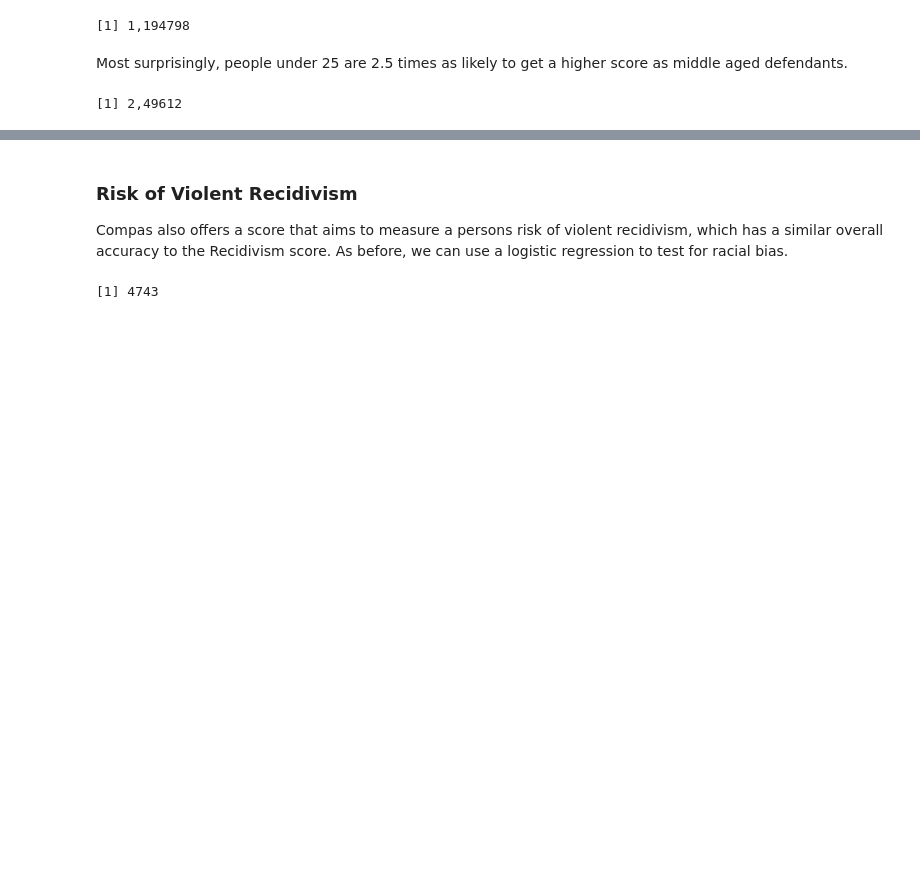
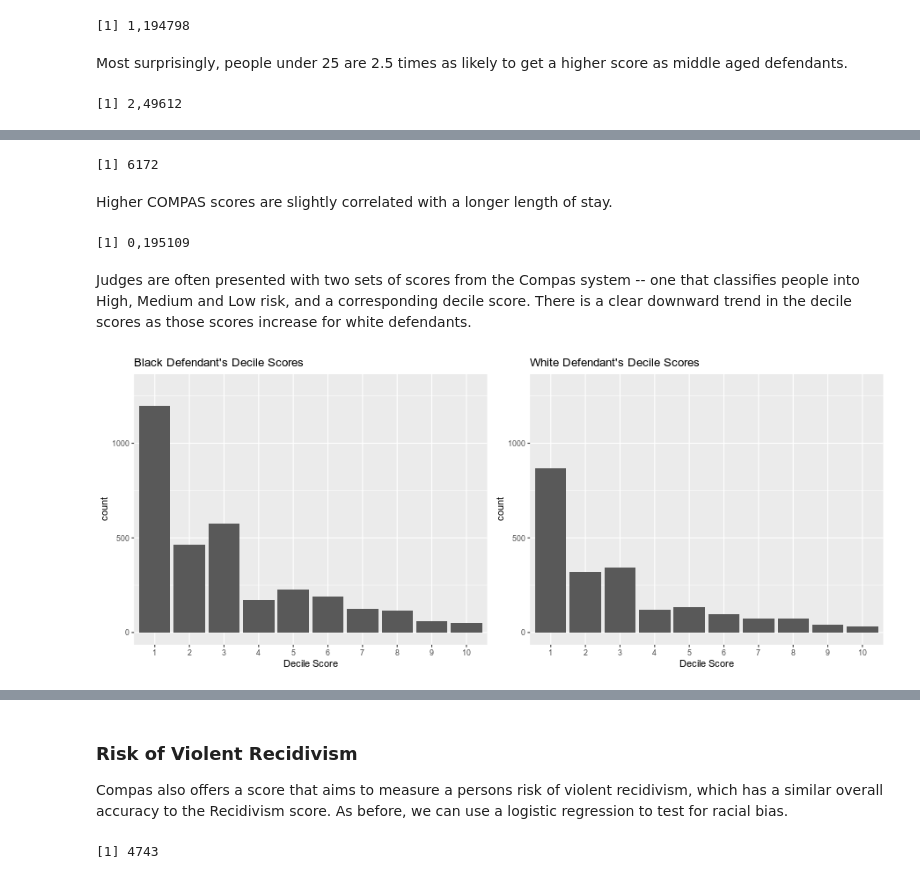
Before and after one commit to henriqueup/hcml_projeto, a Jupyter notebook: Compas Analysis.ipynb, the cells around one changed output, grey strips where cells are left out. Cells and saved outputs as stored; diff of their text form; code cells hidden in the pictures; blank space fills up the shorter version.

```diff
--- a/Compas Analysis.ipynb
+++ b/Compas Analysis.ipynb
@@ -204,0 +215,35 @@ exp(1.30839) / (1 - control + (control * exp(1.30839)))
+# %%
+%%R
+df <- dplyr::select(raw_data, age, c_charge_degree, race, age_cat, f_score_text, sex, priors_count,
+                    days_b_screening_arrest, f_decile_score, is_recid, two_year_recid, c_jail_in, c_jail_out) %>%
+        filter(days_b_screening_arrest <= 30) %>%
+        filter(days_b_screening_arrest >= -30) %>%
+        filter(is_recid != -1) %>%
+        filter(c_charge_degree != "O") %>%
+        filter(f_score_text != 'N/A')
+nrow(df)
+# %% [output]
+[1] 6172
+# %% [markdown]
+Higher COMPAS scores are slightly correlated with a longer length of stay.
+# %%
+%%R
+df$length_of_stay <- as.numeric(as.Date(df$c_jail_out) - as.Date(df$c_jail_in))
+cor(df$length_of_stay, df$f_decile_score)
+# %% [output]
+[1] 0,195109
+# %% [markdown]
+Judges are often presented with two sets of scores from the Compas system -- one that classifies people into High, Medium and Low risk, and a corresponding decile score. There is a clear downward trend in the decile scores as those scores increase for white defendants.
+# %%
+%%R -w 900 -h 363 -u px
+library(grid)
+library(gridExtra)
+pblack <- ggplot(data=filter(df, race =="African-American"), aes(ordered(f_decile_score))) +
+          geom_bar() + xlab("Decile Score") +
+          ylim(0, 1300) + ggtitle("Black Defendant's Decile Scores")
+pwhite <- ggplot(data=filter(df, race =="Caucasian"), aes(ordered(f_decile_score))) +
+          geom_bar() + xlab("Decile Score") +
+          ylim(0, 1300) + ggtitle("White Defendant's Decile Scores")
+grid.arrange(pblack, pwhite,  ncol = 2)
+# %% [output]
+[figure, added]
```
Also changed, not shown: parts of 15 cells of this notebook, 4 other files.
